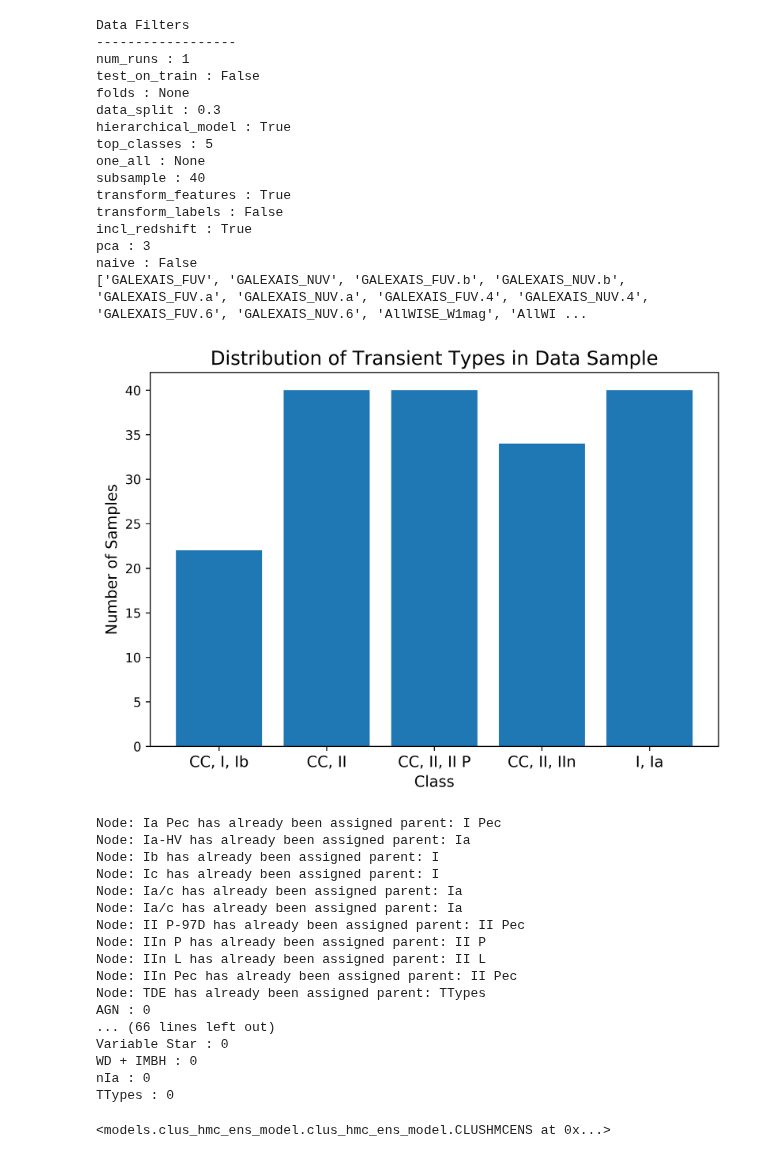
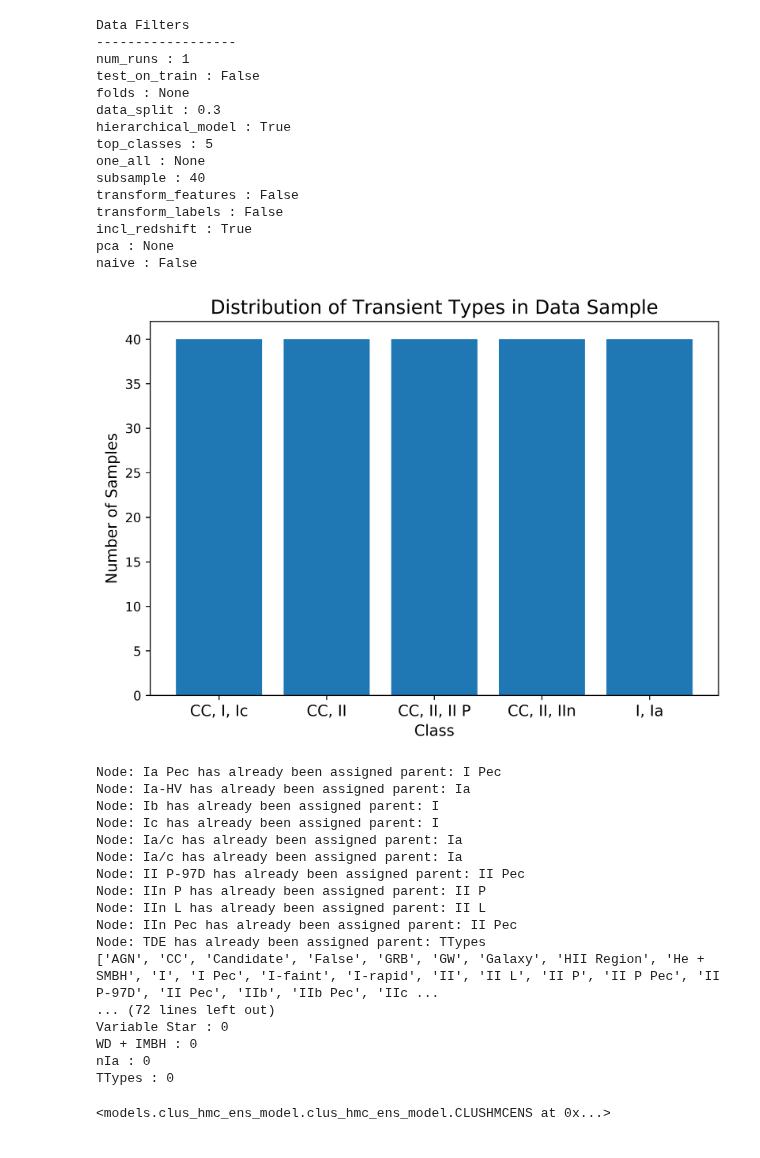
Before and after one commit to marinakiseleva/thex_model, a Jupyter notebook: notebooks/PCA.ipynb, the cells around one changed output. Drawn from its saved outputs; the diff is of its cells as text; code cells hidden in the pictures.

```diff
--- a/notebooks/PCA.ipynb
+++ b/notebooks/PCA.ipynb
@@ -66,34 +82,40 @@ cols = mag_cols + flux_cols + external_cols + source_size + quality_photometry +
 # %%
 from models.clus_hmc_ens_model.clus_hmc_ens_model import CLUSHMCENS
 # %%
-chme = CLUSHMCENS(cols = cols,
+cols = [ 'AllWISE_W1mag', 'AllWISE_W2mag', 'AllWISE_W3mag', 'AllWISE_W4mag',
+         'AllWISE_Jmag', 'AllWISE_Hmag', 'AllWISE_Kmag',
+        "NED_GALEX_FUV", 'NED_GALEX_NUV',
+        "PS1_gmag", "PS1_rmag", "PS1_imag",   "PS1_zmag", "PS1_ymag"]
+
+chme = CLUSHMCENS(
+    cols = cols,
+#     col_matches = ['Zoo'],
          folds = None,
-         transform_features = True,
+#          transform_features = True,
          subsample = 40,
          incl_redshift = True,
 #          data_split = 0.3,
          num_runs = 1,
          top_classes = 5,
          naive = False)
 chme.run_model()
 # %% [output]
 Data Filters
 ------------------
 num_runs : 1
 test_on_train : False
 folds : None
 data_split : 0.3
 hierarchical_model : True
 top_classes : 5
 one_all : None
 subsample : 40
-transform_features : True
+transform_features : False
 transform_labels : False
 incl_redshift : True
-pca : 3
+pca : None
 naive : False
-['GALEXAIS_FUV', 'GALEXAIS_NUV', 'GALEXAIS_FUV.b', 'GALEXAIS_NUV.b', 'GALEXAIS_FUV.a', 'GALEXAIS_NUV.a', 'GALEXAIS_FUV.4', 'GALEXAIS_NUV.4', 'GALEXAIS_FUV.6', 'GALEXAIS_NUV.6', 'AllWISE_W1mag', 'AllWI ...
-[figure, old version]
+[figure, new version]
 Node: Ia Pec has already been assigned parent: I Pec
 Node: Ia-HV has already been assigned parent: Ia
 Node: Ib has already been assigned parent: I
@@ -105,8 +127,8 @@ Node: IIn P has already been assigned parent: II P
 Node: IIn L has already been assigned parent: II L
 Node: IIn Pec has already been assigned parent: II Pec
 Node: TDE has already been assigned parent: TTypes
-AGN : 0
-... (66 lines left out)
+['AGN', 'CC', 'Candidate', 'False', 'GRB', 'GW', 'Galaxy', 'HII Region', 'He + SMBH', 'I', 'I Pec', 'I-faint', 'I-rapid', 'II', 'II L', 'II P', 'II P Pec', 'II P-97D', 'II Pec', 'IIb', 'IIb Pec', 'IIc ...
+... (72 lines left out)
 Variable Star : 0
 WD + IMBH : 0
 nIa : 0
```
Also changed, not shown: parts of 3 cells of this notebook, 7 other files.
